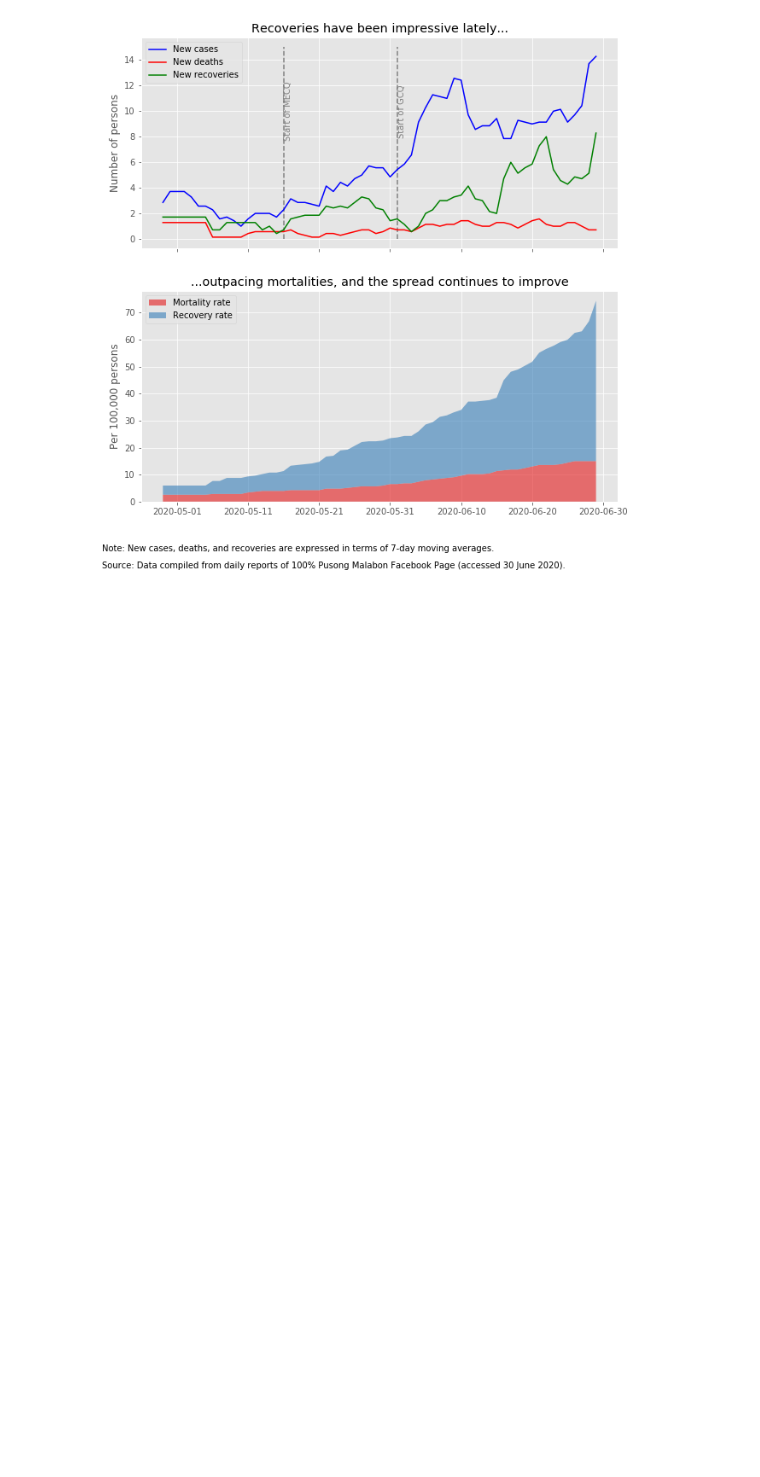
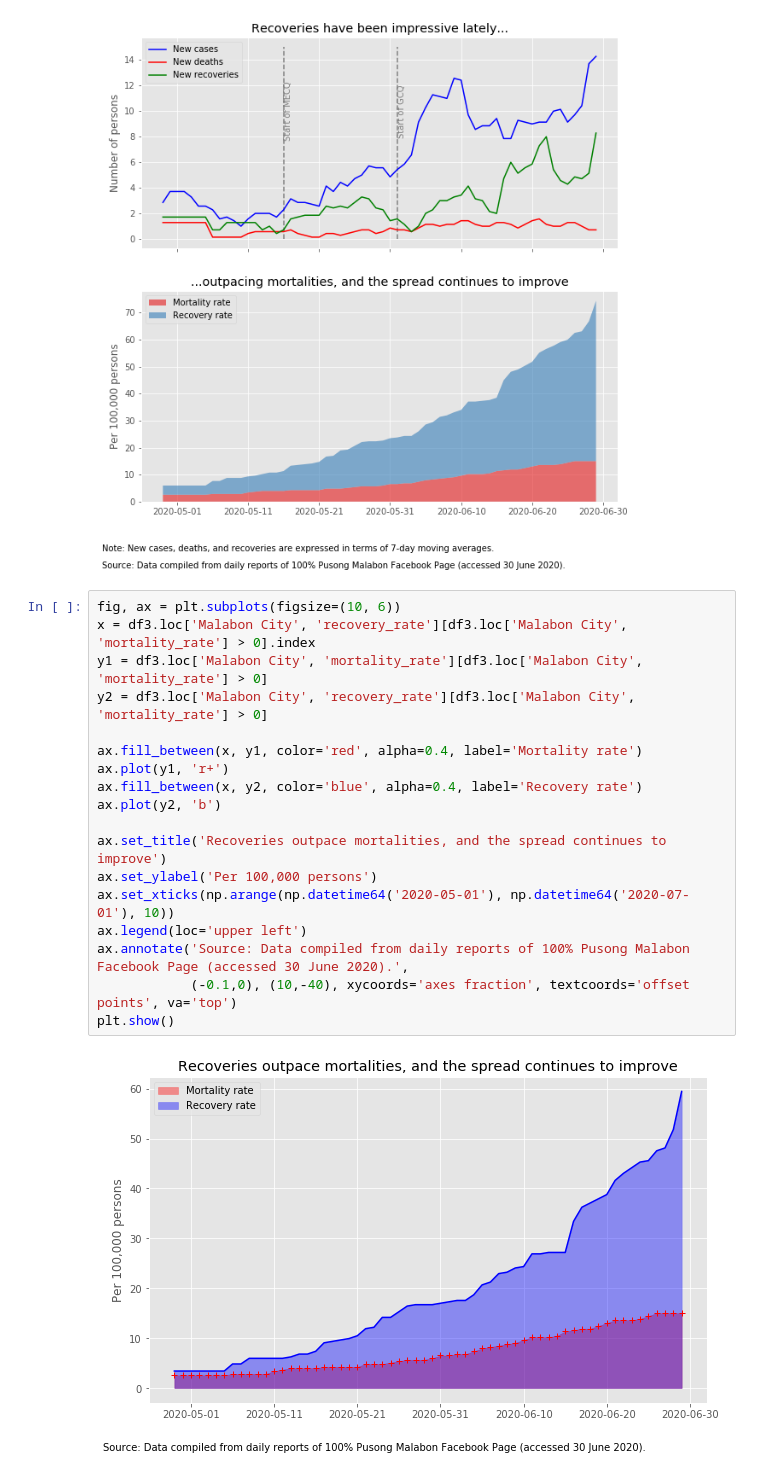
Before and after one commit to jessonpagaduan/covid_malabon, a Jupyter notebook: malabon-covid19.ipynb, the cells around one changed output. Saved outputs shown, nothing was run; the diff lists cells and outputs as text; blank space fills up the shorter version.

```diff
--- a/malabon-covid19.ipynb
+++ b/malabon-covid19.ipynb
@@ -1403,3 +1408,23 @@ plt.annotate('Source: Data compiled from daily reports of 100% Pusong Malabon Fa
 plt.show()
 # %% [output]
 [figure]
+# %%
+fig, ax = plt.subplots(figsize=(10, 6))
+x = df3.loc['Malabon City', 'recovery_rate'][df3.loc['Malabon City', 'mortality_rate'] > 0].index
+y1 = df3.loc['Malabon City', 'mortality_rate'][df3.loc['Malabon City', 'mortality_rate'] > 0]
+y2 = df3.loc['Malabon City', 'recovery_rate'][df3.loc['Malabon City', 'mortality_rate'] > 0]
+
+ax.fill_between(x, y1, color='red', alpha=0.4, label='Mortality rate')
+ax.plot(y1, 'r+')
+ax.fill_between(x, y2, color='blue', alpha=0.4, label='Recovery rate')
+ax.plot(y2, 'b')
+
+ax.set_title('Recoveries outpace mortalities, and the spread continues to improve')
+ax.set_ylabel('Per 100,000 persons')
+ax.set_xticks(np.arange(np.datetime64('2020-05-01'), np.datetime64('2020-07-01'), 10))
+ax.legend(loc='upper left')
+ax.annotate('Source: Data compiled from daily reports of 100% Pusong Malabon Facebook Page (accessed 30 June 2020).',
+            (-0.1,0), (10,-40), xycoords='axes fraction', textcoords='offset points', va='top')
+plt.show()
+# %% [output]
+[figure, added]
```
Also changed, not shown: parts of 9 cells of this notebook.
